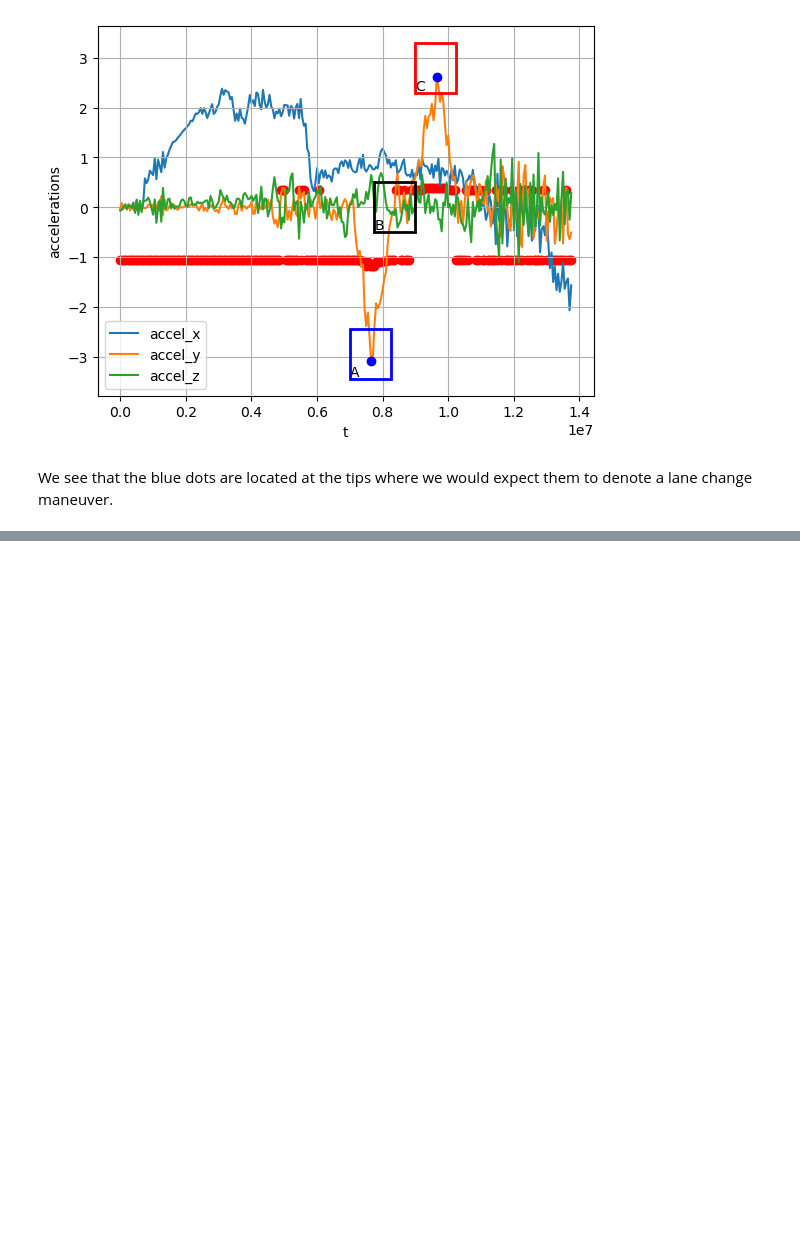
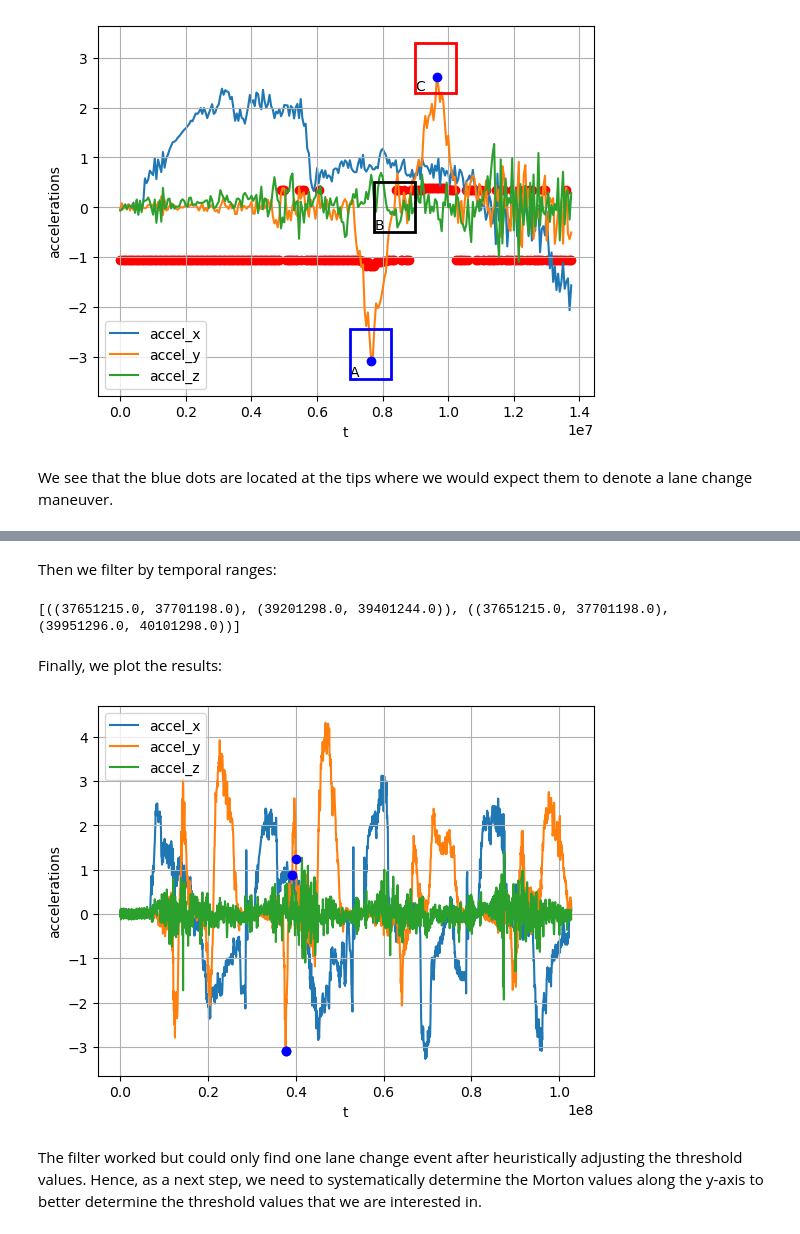
Before and after one commit to chrberger/sfc, a Jupyter notebook: IntroductionToAppliedEventDetection.ipynb, the cells around one changed output, grey strips where cells are left out. Saved outputs shown, nothing was run; the diff lists cells and outputs as text; code cells hidden in the pictures; blank space fills up the shorter version.

```diff
--- a/IntroductionToAppliedEventDetection.ipynb
+++ b/IntroductionToAppliedEventDetection.ipynb
@@ -1061,0 +1244,49 @@ We see that the blue dots are located at the tips where we would expect them to
+# %% [markdown]
+Then we filter by temporal ranges:
+# %%
+# Starting from the first list, we add elements from the other lists as long as R1 and R2 are fulfilled:
+listOfEvents = []
+for a in ranges_a:
+    for c in ranges_c:
+        # Check for t2 < t5
+        if a[1] > c[0]:
+            continue
+        if ((c[1] - a[0]) > minimum_event_duration) and ((c[1] - a[0]) < maximum_event_duration):
+            listOfEvents.append( (a, c) )
+print( str(listOfEvents) )
+# %% [output]
+[((37651215.0, 37701198.0), (39201298.0, 39401244.0)), ((37651215.0, 37701198.0), (39951296.0, 40101298.0))]
+# %% [markdown]
+Finally, we plot the results:
+# %%
+# Plot the accelerations but this time using the correct resolution of time and subtract by the first value to let the X values start at 0.
+my_dict = dict(zip(df_lane_change.timestamp, df_lane_change.accel_y))
+
+lst_timestamp_accelerations = []
+for e in listOfEvents:
+    firstTimeStamp_boxA = e[0][0]
+    firstTimeStamp_boxC = e[1][0]
+
+    lst_timestamp_accelerations.append({'timestamp': firstTimeStamp_boxA, 'accel_y': my_dict[firstTimeStamp_boxA]})
+    lst_timestamp_accelerations.append({'timestamp': firstTimeStamp_boxC, 'accel_y': my_dict[firstTimeStamp_boxC]})
+
+# dict_timestamp_accelerations contains now all pairs (timeStamp, accel_y) that match the query for the lane change.
+dict_timestamp_accelerations = pd.DataFrame(lst_timestamp_accelerations, columns=['timestamp', 'accel_y'])
+
+plt.figure()
+plt.xlabel('t')
+plt.ylabel('accelerations')
+plt.plot(df_lane_change['timestamp'], df_lane_change['accel_x'], label="accel_x", zorder=1)
+plt.plot(df_lane_change['timestamp'], df_lane_change['accel_y'], label="accel_y", zorder=2)
+plt.plot(df_lane_change['timestamp'], df_lane_change['accel_z'], label="accel_z", zorder=3)
+plt.legend(loc="upper left")
+plt.grid(True)
+
+# Plot dict_timestamp_accelerations that match the query for the lane change.
+plt.scatter(dict_timestamp_accelerations['timestamp'], dict_timestamp_accelerations['accel_y'], color='blue', zorder=5)
+
+plt.show()
+# %% [output]
+[figure, added]
+# %% [markdown]
+The filter worked but could only find one lane change event after heuristically adjusting the threshold values. Hence, as a next step, we need to systematically determine the Morton values along the y-axis to better determine the threshold values that we are interested in.
```
Also changed, not shown: parts of 11 cells of this notebook.
